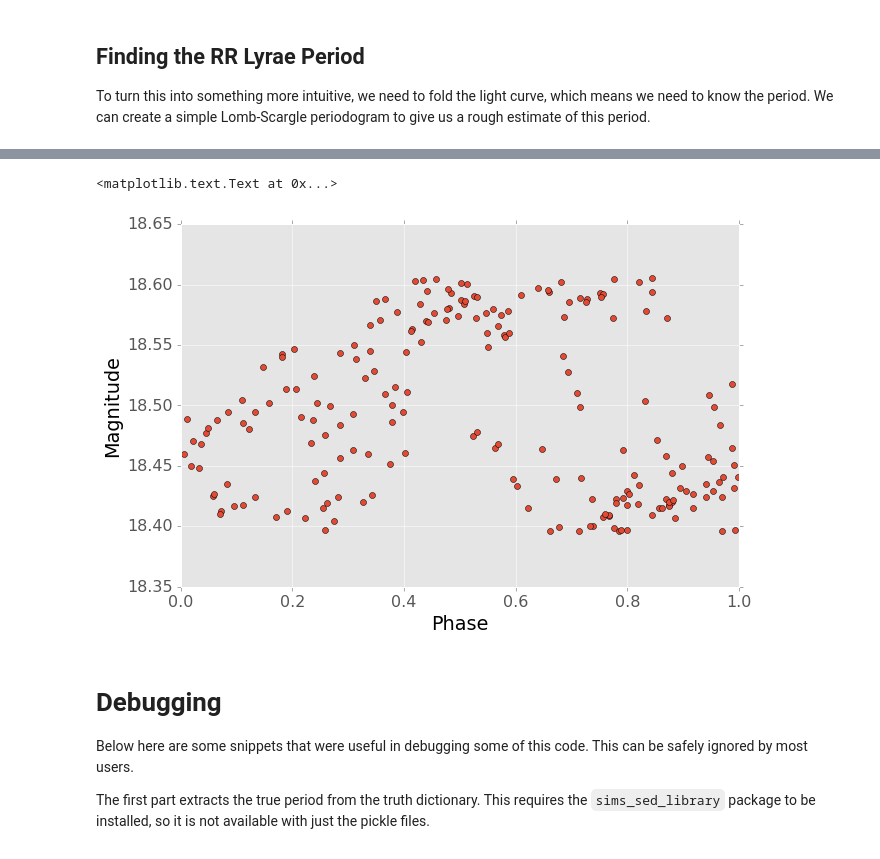
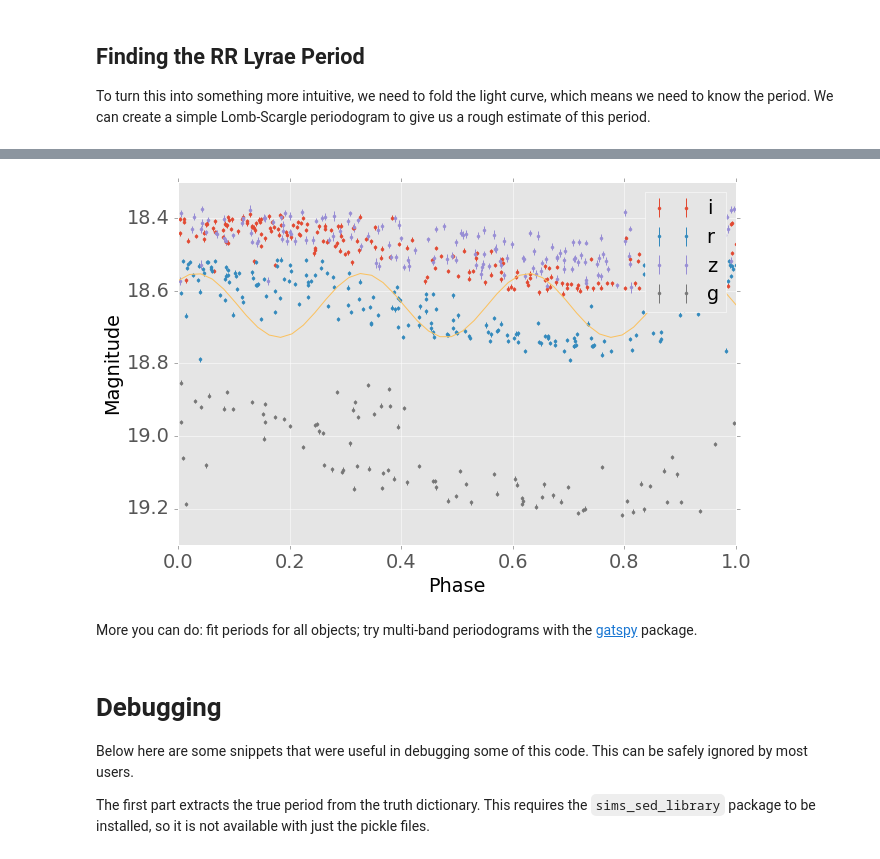
Before and after one commit to lsst-dmsst/demo-lsst-uk-2016, a Jupyter notebook: Lightcurves/analyze_RR_lyrae.ipynb, the cells around one changed output, grey strips where cells are left out. Cells and saved outputs as stored; diff of their text form; code cells hidden in the pictures.

Commit message:
replace talk; improve period finding

```diff
--- a/Lightcurves/analyze_RR_lyrae.ipynb
+++ b/Lightcurves/analyze_RR_lyrae.ipynb
@@ -74,19 +80,3 @@ Finding the RR Lyrae Period
 ---------------------------
 
 To turn this into something more intuitive, we need to fold the light curve, which means we need to know the period. We can create a simple Lomb-Scargle periodogram to give us a rough estimate of this period.
-# %%
-freqs = np.linspace(0.5, 2.5, 400)
-#freqs = np.linspace(1.0, 1.5, 400)
-total_power = np.zeros(len(freqs))
-for band, band_data in single_rrlyrae.items():
-    power = LombScargle(band_data['mjd'], band_data['mag']).power(freqs)
-    plt.plot(freqs, power)
-    total_power =+ power
-    break
-
-plt.plot(freqs, total_power, 'k-')
-plt.xlabel("Frequency (1/days)")
-plt.ylabel("Power")
-
-peak_period = 1/freqs[argmax(total_power)]
-print("RR Lyrae Period: {:f} days".format(peak_period))
@@ -95,0 +83,15 @@ RR Lyrae Period: 0.736842 days
+# %%
+band_data = single_rrlyrae['r']
+ls = LombScargle(band_data['mjd'], band_data['mag'], band_data['error'], nterms=5)
+frequency = np.linspace(1./2, 1./0.2, 5000) # 1/days
+power = ls.power(frequency)
+#frequency, power = ls.autopower()
+
+plt.plot(frequency, power, 'k-')
+plt.xlabel("Frequency (1/days)")
+plt.ylabel("Power")
+
+best_frequency = frequency[np.argmax(power)]
+peak_period = 1./(best_frequency)
+
+print("RR Lyrae Period: {:f} days".format(peak_period))
@@ -96,16 +101,21 @@ RR Lyrae Period: 0.736842 days
 # %%
-trial_period = peak_period # One can use this line to tweak the period
+p_fit = np.linspace(0, 1)
+y_fit = ls.model(p_fit, best_frequency)
 
 for band, band_data in single_rrlyrae.items():
-    phase = (band_data['mjd'])/trial_period % 1
-    plt.plot(phase, band_data['mag'], 'o')
-    break
+    phase = (band_data['mjd']/peak_period) % 1
+    plt.errorbar(phase, band_data['mag'], band_data['error'], fmt = '.', capsize=0, label=band)
+
+plt.plot(p_fit, y_fit)
 
 plt.ylabel("Magnitude")
 plt.xlabel("Phase")
+plt.legend()
+plt.gca().invert_yaxis()
 # %% [output]
-<matplotlib.text.Text at 0x...>
-[figure, old version]
+[figure, new version]
+# %% [markdown]
+More you can do: fit periods for all objects; try multi-band periodograms with the [gatspy](http://www.astroml.org/gatspy/) package.
 # %% [markdown]
 Debugging
 =========
```
Also changed, not shown: parts of 7 cells of this notebook, 1 other file.
